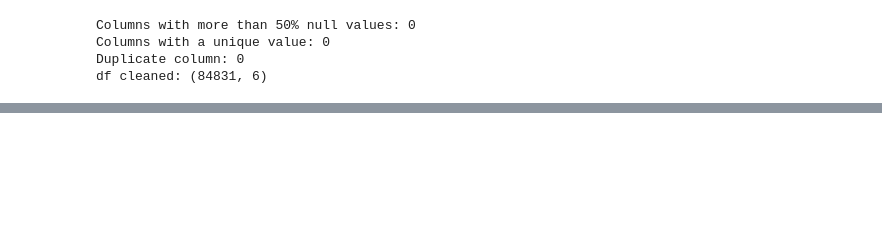
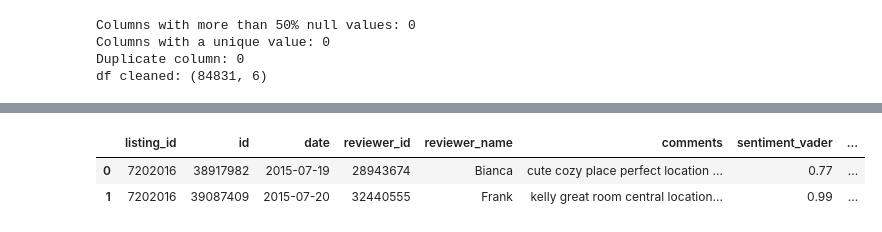
Before and after one commit to mafda/seattle_airbnb_data_analysis, a Jupyter notebook: src/seattle_airbnb_data_analysis.ipynb, the cells around one changed output, grey strips where cells are left out. Cells and saved outputs as stored; diff of their text form; code cells hidden in the pictures; blank space fills up the shorter version.

```diff
--- a/src/seattle_airbnb_data_analysis.ipynb
+++ b/src/seattle_airbnb_data_analysis.ipynb
@@ -379,0 +419,30 @@ plt.show()
+# %%
+# Apply sentiment analysis
+reviews_cleaned["sentiment_vader"] = reviews_cleaned["comments"].apply(
+    get_sentiment_vader
+)
+
+# Categorize feelings as positive, negative or neutral
+reviews_cleaned["sentiment_category_vader"] = reviews_cleaned[
+    "sentiment_vader"
+].apply(
+    lambda score: "positive"
+    if score > 0
+    else ("negative" if score < 0 else "neutral")
+)
+# %%
+# Count feelings using VADER
+sentiment_counts_vader = reviews_cleaned[
+    "sentiment_category_vader"
+].value_counts()
+
+# Calculate the proportion of each sentiment category
+sentiment_proportions_vader = (
+    sentiment_counts_vader / len(reviews_cleaned)
+) * 100
+
+reviews_cleaned.head(2)
+# %% [output]
+|  | listing_id | id | date | reviewer_id | reviewer_name | comments | sentiment_vader | ... |
+| 0 | 7202016 | 38917982 | 2015-07-19 | 28943674 | Bianca | cute cozy place perfect location ... | 0.77 | ... |
+| 1 | 7202016 | 39087409 | 2015-07-20 | 32440555 | Frank | kelly great room central location... | 0.99 | ... |
```
Also changed, not shown: parts of 19 cells of this notebook.
